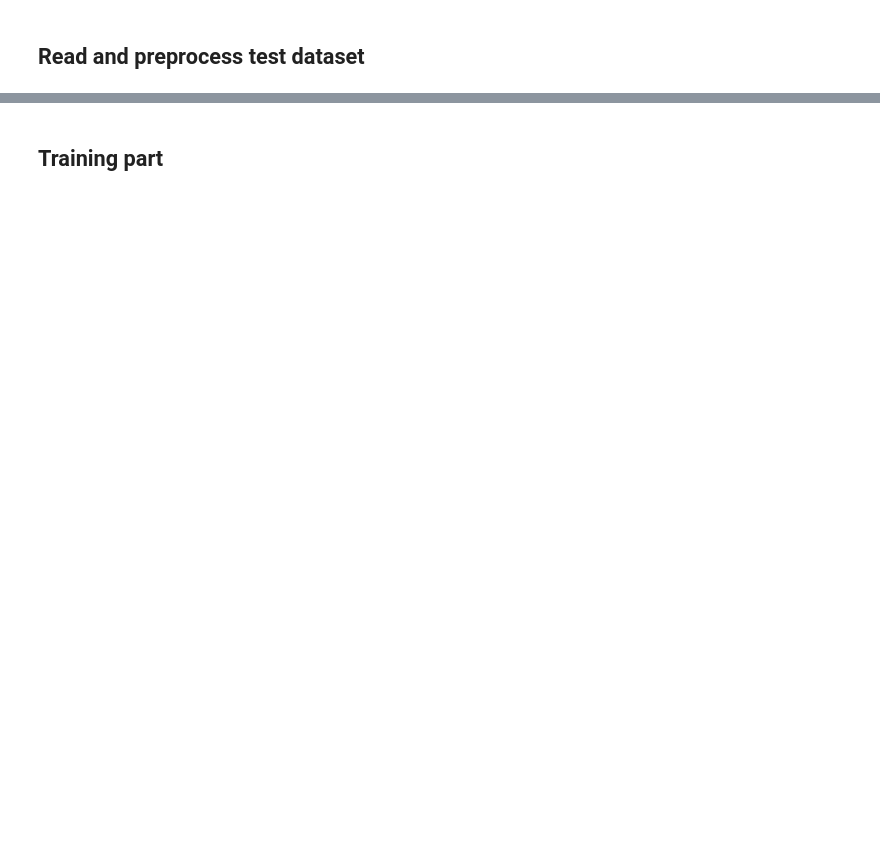
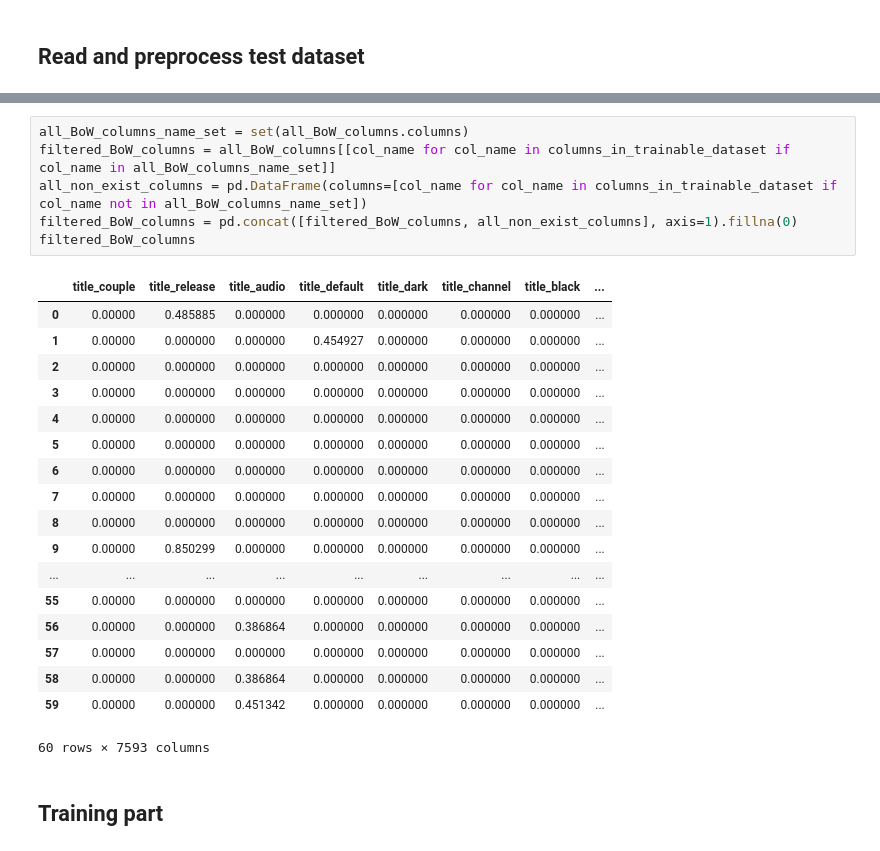
Before and after one commit to CXwudi/csi5137c-project, a Jupyter notebook: src/main_training.ipynb, the cells around one changed output, grey strips where cells are left out. Drawn from its saved outputs; the diff is of its cells as text; blank space fills up the shorter version.

```diff
--- a/src/main_training.ipynb
+++ b/src/main_training.ipynb
@@ -144,2 +266,27 @@ trainable_dataset
+# %%
+all_BoW_columns_name_set = set(all_BoW_columns.columns)
+filtered_BoW_columns = all_BoW_columns[[col_name for col_name in columns_in_trainable_dataset if col_name in all_BoW_columns_name_set]]
+all_non_exist_columns = pd.DataFrame(columns=[col_name for col_name in columns_in_trainable_dataset if col_name not in all_BoW_columns_name_set])
+filtered_BoW_columns = pd.concat([filtered_BoW_columns, all_non_exist_columns], axis=1).fillna(0)
+filtered_BoW_columns
+# %% [output]
+|  | title_couple | title_release | title_audio | title_default | title_dark | title_channel | title_black | ... |
+| 0 | 0.00000 | 0.485885 | 0.000000 | 0.000000 | 0.000000 | 0.000000 | 0.000000 | ... |
+| 1 | 0.00000 | 0.000000 | 0.000000 | 0.454927 | 0.000000 | 0.000000 | 0.000000 | ... |
+| 2 | 0.00000 | 0.000000 | 0.000000 | 0.000000 | 0.000000 | 0.000000 | 0.000000 | ... |
+| 3 | 0.00000 | 0.000000 | 0.000000 | 0.000000 | 0.000000 | 0.000000 | 0.000000 | ... |
+| 4 | 0.00000 | 0.000000 | 0.000000 | 0.000000 | 0.000000 | 0.000000 | 0.000000 | ... |
+| 5 | 0.00000 | 0.000000 | 0.000000 | 0.000000 | 0.000000 | 0.000000 | 0.000000 | ... |
+| 6 | 0.00000 | 0.000000 | 0.000000 | 0.000000 | 0.000000 | 0.000000 | 0.000000 | ... |
+| 7 | 0.00000 | 0.000000 | 0.000000 | 0.000000 | 0.000000 | 0.000000 | 0.000000 | ... |
+| 8 | 0.00000 | 0.000000 | 0.000000 | 0.000000 | 0.000000 | 0.000000 | 0.000000 | ... |
+| 9 | 0.00000 | 0.850299 | 0.000000 | 0.000000 | 0.000000 | 0.000000 | 0.000000 | ... |
+| ... | ... | ... | ... | ... | ... | ... | ... | ... |
+| 55 | 0.00000 | 0.000000 | 0.000000 | 0.000000 | 0.000000 | 0.000000 | 0.000000 | ... |
+| 56 | 0.00000 | 0.000000 | 0.386864 | 0.000000 | 0.000000 | 0.000000 | 0.000000 | ... |
+| 57 | 0.00000 | 0.000000 | 0.000000 | 0.000000 | 0.000000 | 0.000000 | 0.000000 | ... |
+| 58 | 0.00000 | 0.000000 | 0.386864 | 0.000000 | 0.000000 | 0.000000 | 0.000000 | ... |
+| 59 | 0.00000 | 0.000000 | 0.451342 | 0.000000 | 0.000000 | 0.000000 | 0.000000 | ... |
+60 rows × 7593 columns
 # %% [markdown]
 ## Training part
```
Also changed, not shown: parts of 12 cells of this notebook, 3 other files.
